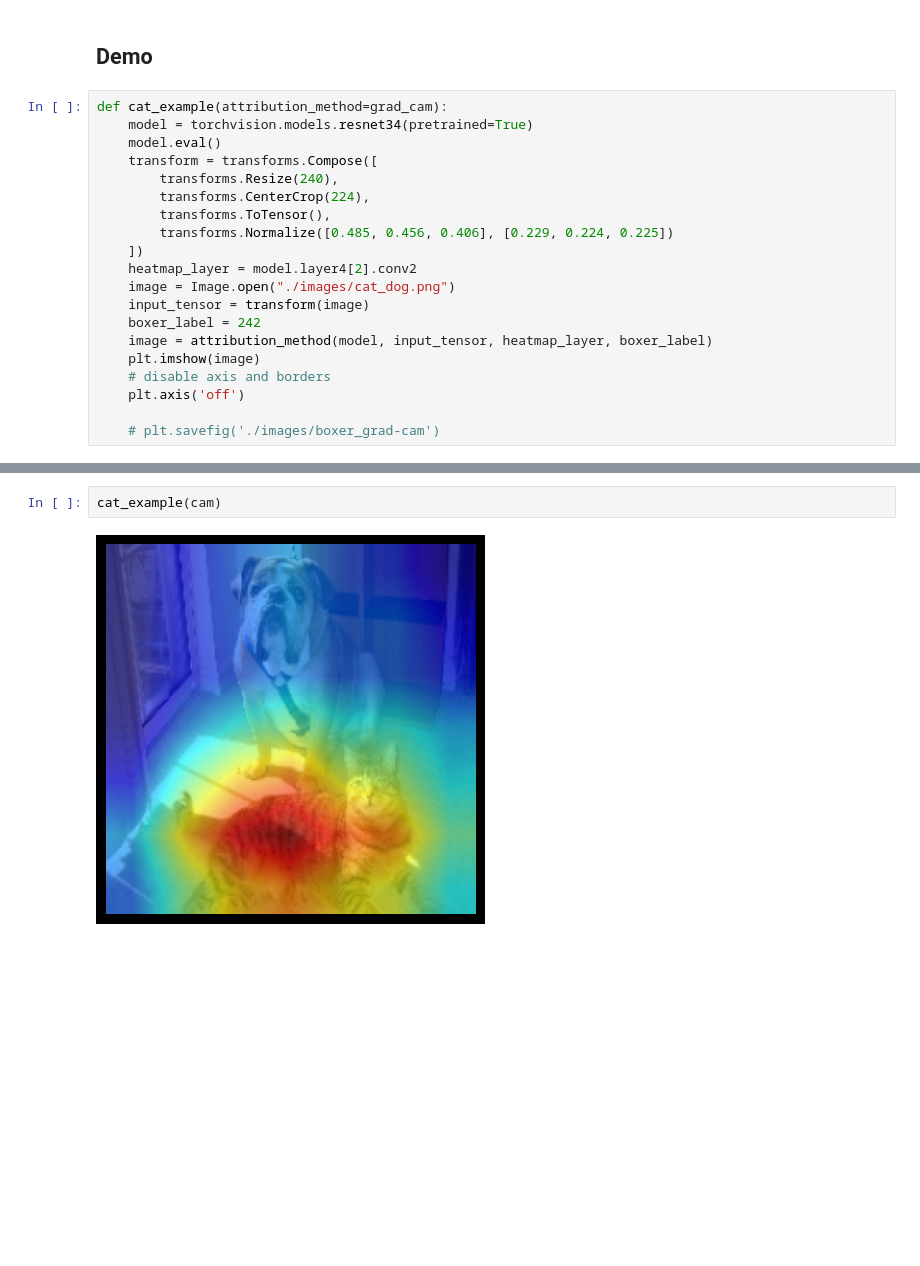
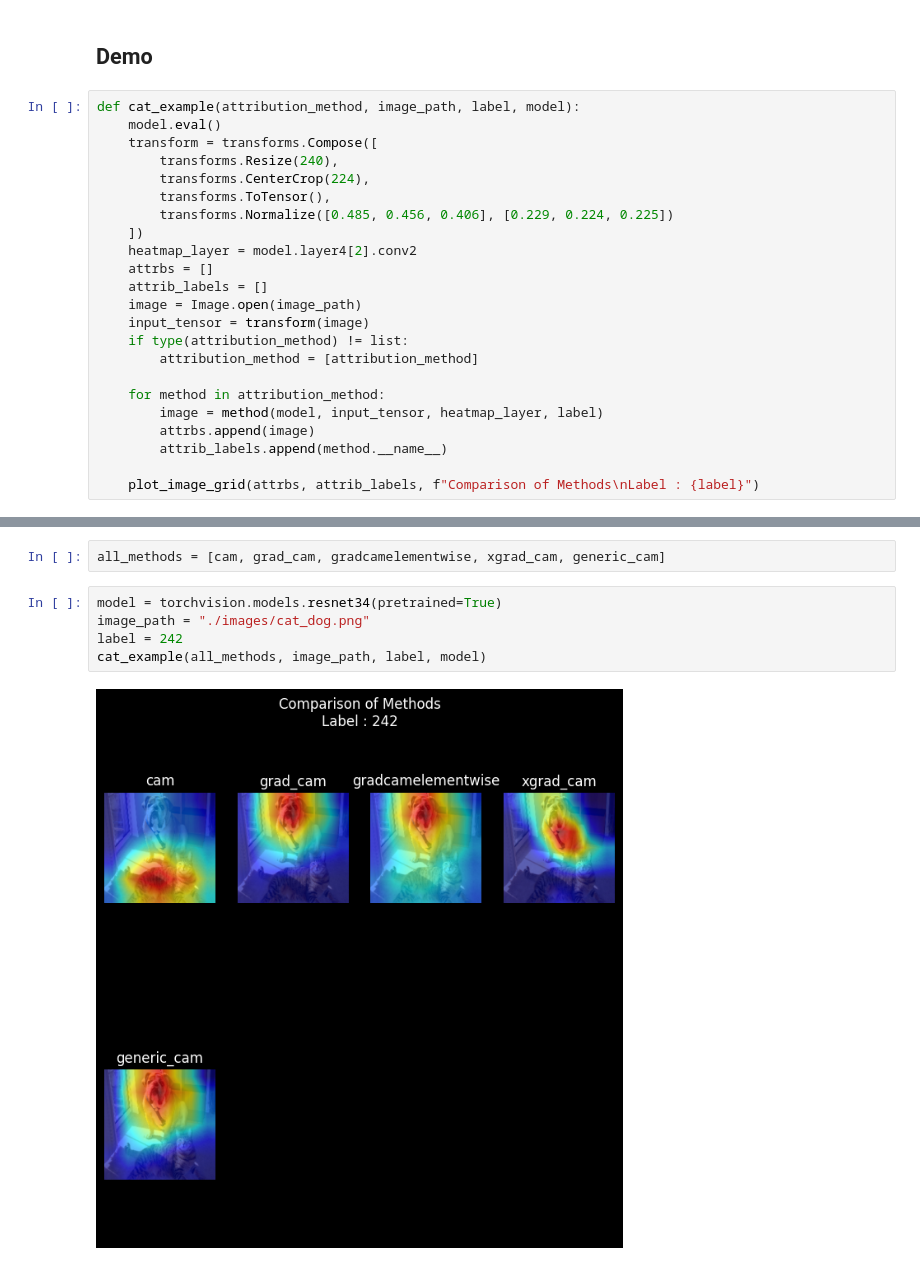
Before and after one commit to SubhadityaMukherjee/pytorch_image_attribution, a Jupyter notebook: main.ipynb, the cells around one changed output, grey strips where cells are left out. Saved outputs shown, nothing was run; the diff lists cells and outputs as text; blank space fills up the shorter version.

```diff
--- a/main.ipynb
+++ b/main.ipynb
@@ -99,8 +216,7 @@ def grad_cam(model, input_tensor, heatmap_layer, truelabel=None):
 # %% [markdown]
 ## Demo
 # %%
-def cat_example(attribution_method=grad_cam):
-    model = torchvision.models.resnet34(pretrained=True)
+def cat_example(attribution_method, image_path, label, model):
     model.eval()
     transform = transforms.Compose([
         transforms.Resize(240),
@@ -109,12 +225,16 @@ def cat_example(attribution_method=grad_cam):
         transforms.Normalize([0.485, 0.456, 0.406], [0.229, 0.224, 0.225])
     ])
     heatmap_layer = model.layer4[2].conv2
-    image = Image.open("./images/cat_dog.png")
+    attrbs = []
+    attrib_labels = []
+    image = Image.open(image_path)
     input_tensor = transform(image)
-    boxer_label = 242
-    image = attribution_method(model, input_tensor, heatmap_layer, boxer_label)
-    plt.imshow(image)
-    # disable axis and borders
-    plt.axis('off')
+    if type(attribution_method) != list:
+        attribution_method = [attribution_method]
 
-    # plt.savefig('./images/boxer_grad-cam')
+    for method in attribution_method:
+        image = method(model, input_tensor, heatmap_layer, label)
+        attrbs.append(image)
+        attrib_labels.append(method.__name__)
+
+    plot_image_grid(attrbs, attrib_labels, f"Comparison of Methods\nLabel : {label}")
@@ -125,4 +241,9 @@ cat_example(grad_cam)
-# %%
-cat_example(cam)
-# %% [output]
-[figure, removed]
+# %%
+all_methods = [cam, grad_cam, gradcamelementwise, xgrad_cam, generic_cam]
+# %%
+model = torchvision.models.resnet34(pretrained=True)
+image_path = "./images/cat_dog.png"
+label = 242
+cat_example(all_methods, image_path, label, model)
+# %% [output]
+[figure, added]
```
Also changed, not shown: parts of 11 cells of this notebook, 3 other files.
